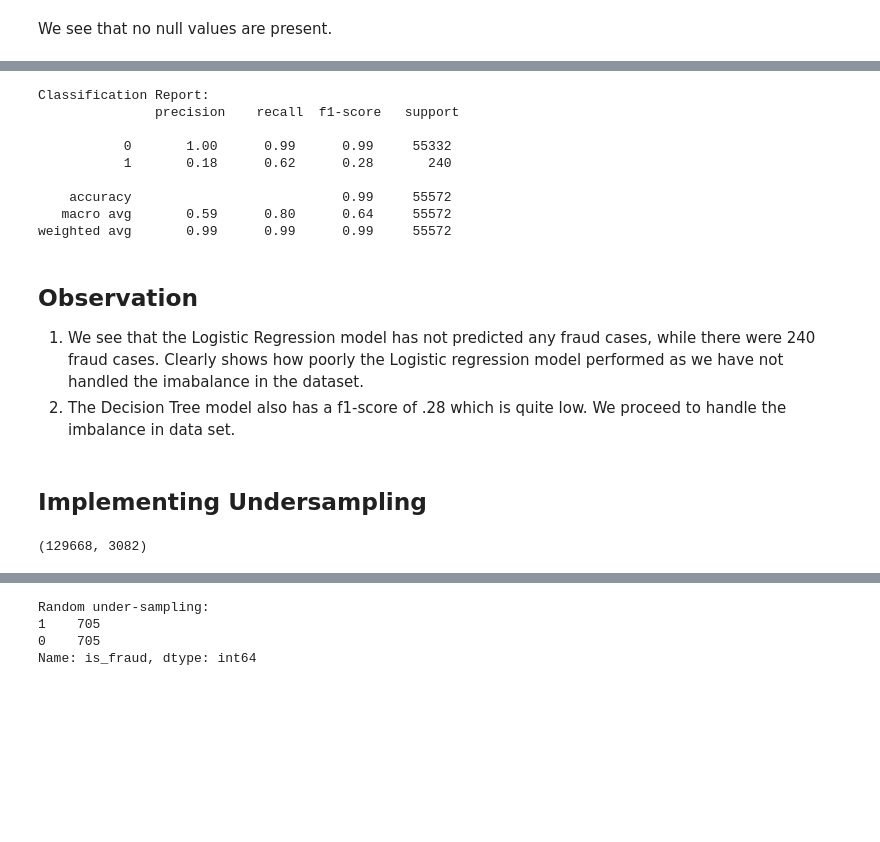
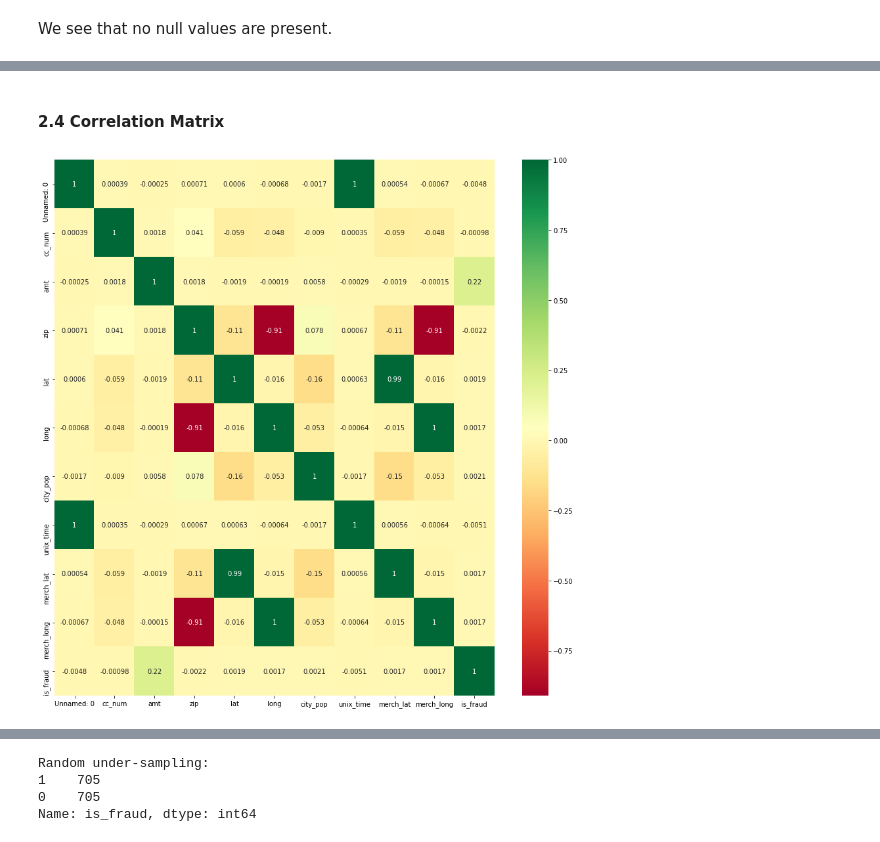
Before and after one commit to sharmasapna/credit-card-fraud-detection, a Jupyter notebook: credit-card-fraud-detection.ipynb, the cells around one changed output, grey strips where cells are left out. Cells and saved outputs as stored; diff of their text form; code cells hidden in the pictures; blank space fills up the shorter version.

```diff
--- a/credit-card-fraud-detection.ipynb
+++ b/credit-card-fraud-detection.ipynb
@@ -306,9 +126,0 @@ print ( X_train.shape, Y_train.shape,X_test.shape, Y_test.shape)
-# %%
-from sklearn.metrics import classification_report,accuracy_score
-from sklearn.ensemble import IsolationForest
-from sklearn.neighbors import LocalOutlierFactor
-from sklearn.svm import OneClassSVM
-from pylab import rcParams
-rcParams['figure.figsize'] = 14, 8
-RANDOM_SEED = 42
-LABELS = ["Normal", "Fraud"]
@@ -446,29 +127,12 @@ We see that f1-score of class 0 is 100% while the f1-score of class 1 is 0% whic
-# %%
-# decision tree
-decision_tree_model = DecisionTreeClassifier(random_state=137)
-decision_tree_model.fit(df_Train,Y_train)
-y_pred = decision_tree_model.predict(df_Test)
-print("Classification Report: \n", classification_report(Y_test, y_pred))
-# %% [output]
-Classification Report:
-               precision    recall  f1-score   support
-
-           0       1.00      0.99      0.99     55332
-           1       0.18      0.62      0.28       240
-
-    accuracy                           0.99     55572
-   macro avg       0.59      0.80      0.64     55572
-weighted avg       0.99      0.99      0.99     55572
-# %% [markdown]
-## Observation
-1. We see that the Logistic Regression model has not predicted any fraud cases, while there were 240 fraud cases. Clearly shows how poorly the Logistic regression model performed as we have not handled the imabalance in the dataset.
-2. The Decision Tree model also has a f1-score of .28 which is quite low.
-We proceed to handle the imbalance in data set.
-# %% [markdown]
-## Implementing Undersampling
-# %%
-Y_train.shape,df_Train.shape
-df_train = pd.concat([df_Train,Y_train],axis = 1)
-df_train.shape
-# %% [output]
-(129668, 3082)
+# %% [markdown]
+#### 2.4 Correlation Matrix
+# %%
+#get correlations of each features in dataset
+corrmat = df_train.corr()
+top_corr_features = corrmat.index
+plt.figure(figsize=(15,15))
+
+#plot heat map
+g=sns.heatmap(df_train[top_corr_features].corr(),annot=True,cmap="RdYlGn")
+# %% [output]
+[figure, added]
```
Also changed, not shown: parts of 118 cells of this notebook.
